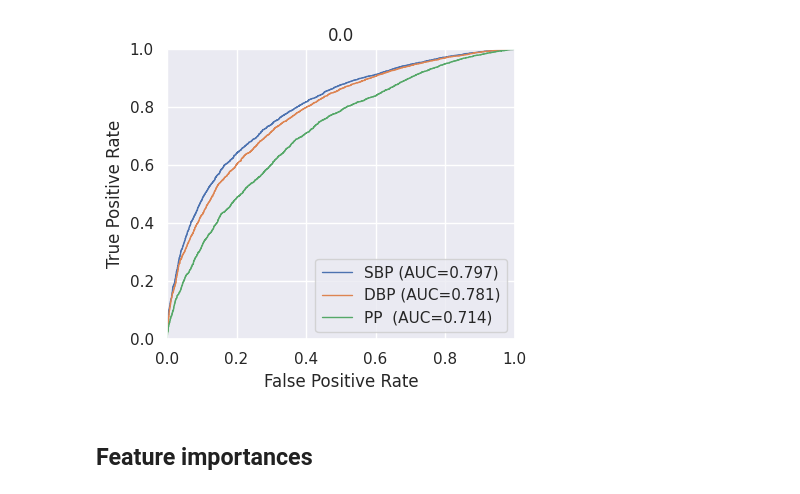
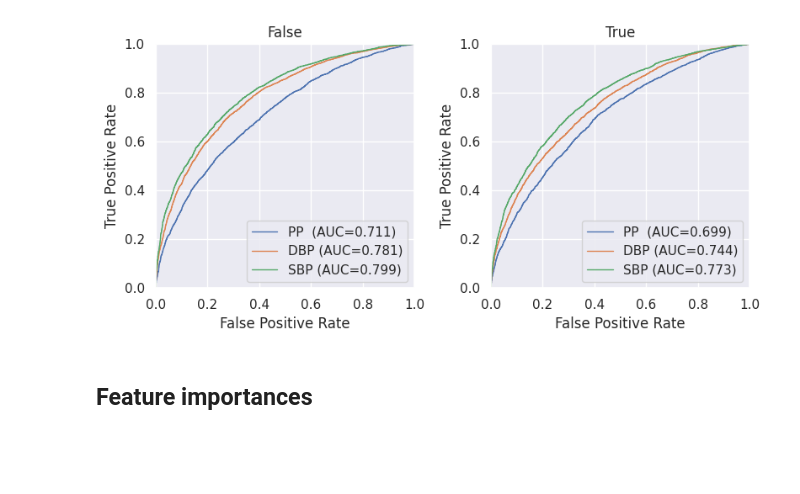
Before and after one commit to ipolharvard/biobank_olink, a Jupyter notebook: notebooks/exp_two_extremes.ipynb, the cells around one changed output. Cells and saved outputs as stored; diff of their text form; code cells hidden in the pictures; blank space fills up the shorter version.

Commit message:
Add experiment results notebooks

```diff
--- a/notebooks/exp_two_extremes.ipynb
+++ b/notebooks/exp_two_extremes.ipynb
@@ -15,9 +17,0 @@ sns.set()
-# %%
-results = [json.load(p.open()) for p in (PROJECT_ROOT / "results").iterdir()]
-results = pd.DataFrame(chain.from_iterable(results))
-
-targets = ["SBP", "DBP", "PP"]
-panels = ["ALL", "INFLAMMATION"]
-
-results_base = results.loc[
-    results.interactions.isin((0, np.nan, None)) & results.n_best_feats.isin((0, np.nan, None))]
@@ -37,0 +18,12 @@ results_xgb.groupby(["model", "panel", "target", "nan_th"]).agg(**agg_values,
+# %%
+results = [json.load(p.open()) for p in (PROJECT_ROOT / "results").iterdir()
+           if p.name.startswith("two_extremes")]
+results = pd.DataFrame(chain.from_iterable(results))
+
+targets = results.target.unique()
+panels = results.panel.unique()
+
+agg_values = {f"mean_{v}": (v, "mean") for v in
+              ["auc_score", "num_trials", "best_trial_no", "n_estimators"]}
+results.groupby(["panel", "target", "no_ren"], dropna=False).agg(**agg_values,
+                                                                 count=("model", 'size'))
@@ -40,35 +71,35 @@ from sklearn.metrics import roc_curve, auc
 import matplotlib.pyplot as plt
 
 
 def plot_auc_curve_by_panels(results, res_feat):
     plt.figure(figsize=(12, 4))
     for i, feat in enumerate(results[res_feat].unique(), 1):
         plt.subplot(1, 3, i)
         plt.xlim([0, 1.0])
         plt.ylim([0, 1.0])
         plt.xlabel('False Positive Rate')
         plt.ylabel('True Positive Rate')
         plt.title(str(feat).title())
 
         for target in targets:
             single_case = results.loc[(results.target == target) & (results[res_feat] == feat)]
             if single_case.empty:
                 continue
             y_test, y_prob = single_case["y_test"].values, single_case["y_proba"].values
             y_test, y_prob = np.concatenate(y_test), np.concatenate(y_prob)
 
             fpr, tpr, _ = roc_curve(y_test, y_prob)
             auc_score = auc(fpr, tpr)
             plt.plot(fpr, tpr, lw=1, label=f"{target:<3} (AUC={auc_score:.3f})")
 
         plt.legend(loc='lower right')
     plt.tight_layout()
 
 
-plot_auc_curve_by_panels(results_xgb.loc[results_xgb.panel == "ALL"], "nan_th")
+plot_auc_curve_by_panels(results.loc[results.panel == "ALL"], "no_ren")
 plt.show()
 # %% [output]
-[figure, old version]
+[figure, new version]
 # %%
 results_xgb = results_xgb.loc[results_xgb.nan_th == 0].copy()
 # %% [markdown]
```
Also changed, not shown: parts of 4 cells of this notebook, 1 other file.
